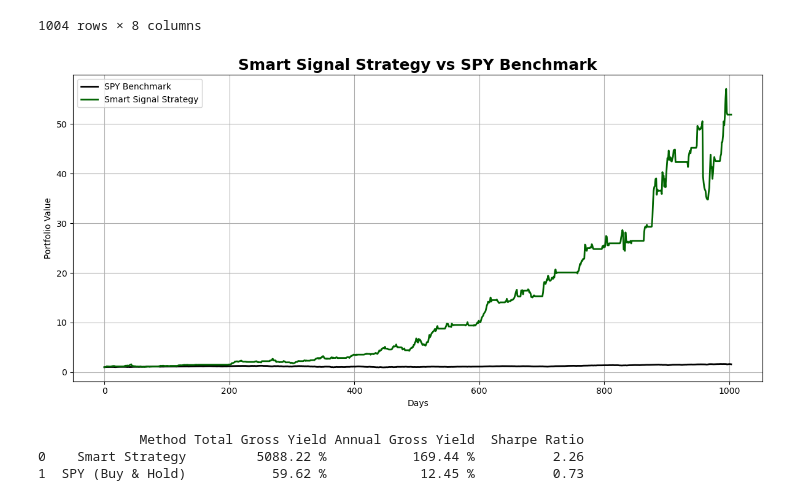
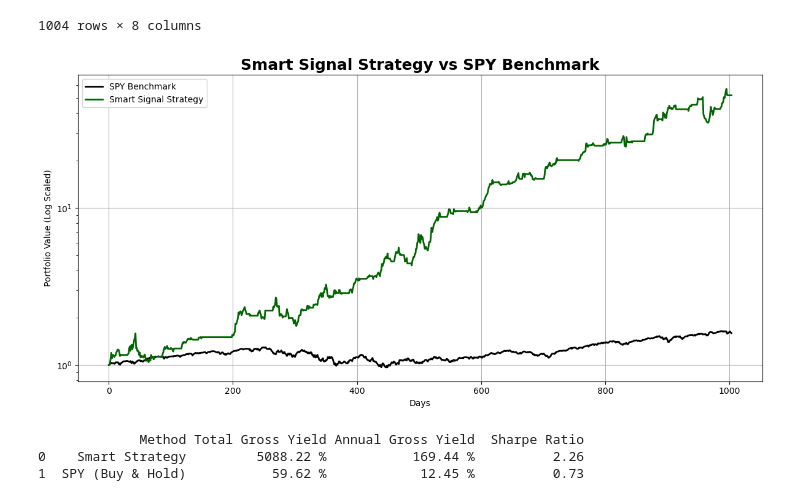
Before and after one commit to estasz/SmartStrategy, a Jupyter notebook: SmartStrategy.ipynb, the cells around one changed output. Drawn from its saved outputs; the diff is of its cells as text; code cells hidden in the pictures.

```diff
--- a/SmartStrategy.ipynb
+++ b/SmartStrategy.ipynb
@@ -961,35 +955,36 @@ countdown = 0
 for val in prices['v_smart'].values:
     if val != 0 and countdown == 0:
         last_pos = val
         countdown = holding_period
     elif countdown > 0:
         countdown -= 1
     else:
         last_pos = 0
     final_positions.append(last_pos)
 
 prices['v_smart'] = final_positions
 prices['Held Stock'] = np.where(prices['v_smart'] != 0, prices['Best Signal Name'], 'None')
 
 # Compute Strategy Return
 prices['Strategy Return'] = prices['Stock Return'] * prices['v_smart']
 prices['Portfolio_Smart'] = (1 + prices['Strategy Return']).cumprod()
 # Benchmark SPY
 prices['SPY Return'] = prices['S&P 500'].pct_change().fillna(0)
 prices['Portfolio_SPY'] = (1 + prices['SPY Return']).cumprod()
 
 plt.figure(figsize=(12, 6))
 plt.plot(prices['Portfolio_SPY'], label="SPY Benchmark", color='black', lw=2)
 plt.plot(prices['Portfolio_Smart'], label="Smart Signal Strategy", color='darkgreen', lw=2)
 plt.title('Smart Signal Strategy vs SPY Benchmark', fontsize=18, fontweight='bold')
 plt.xlabel('Days')
-plt.ylabel('Portfolio Value')
+plt.ylabel('Portfolio Value (Log Scaled)')
 plt.grid(True)
+plt.yscale('log')
 plt.legend()
 plt.tight_layout()
 plt.show()
 # %% [output]
-[figure, old version]
+[figure, new version]
 # %%
 returns = pd.DataFrame({
     "Smart": prices['Portfolio_Smart'].pct_change().fillna(0),
```
Also changed, not shown: parts of 8 cells of this notebook.
